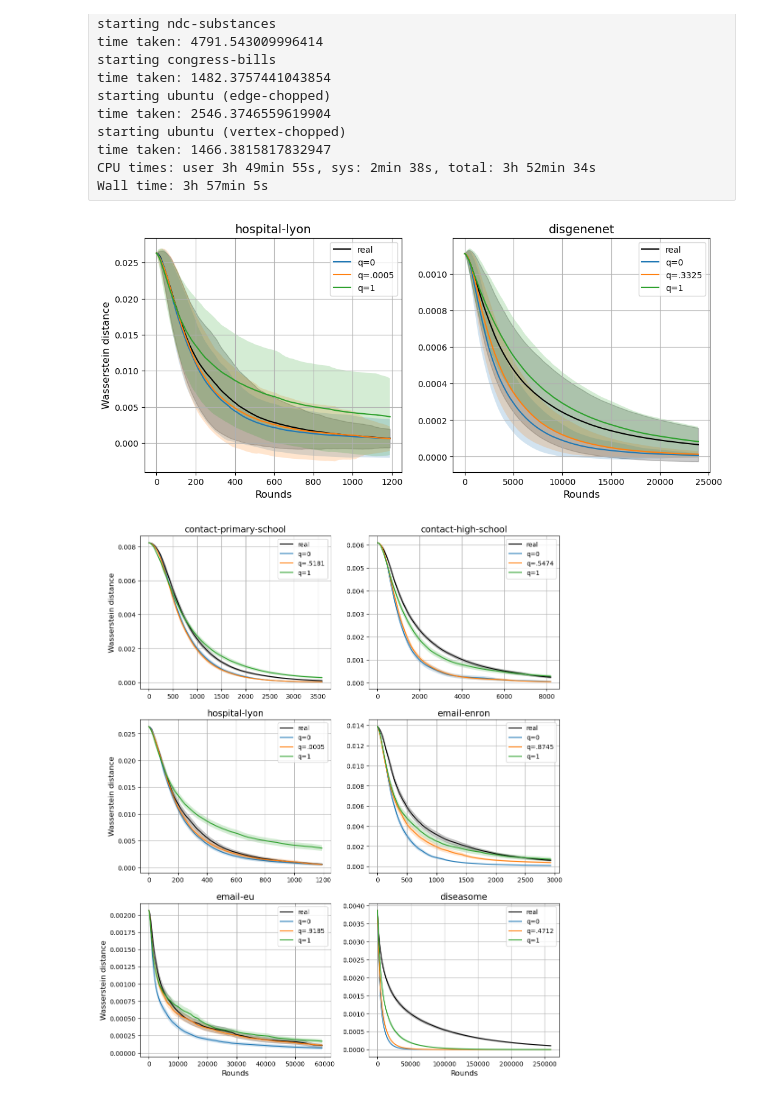
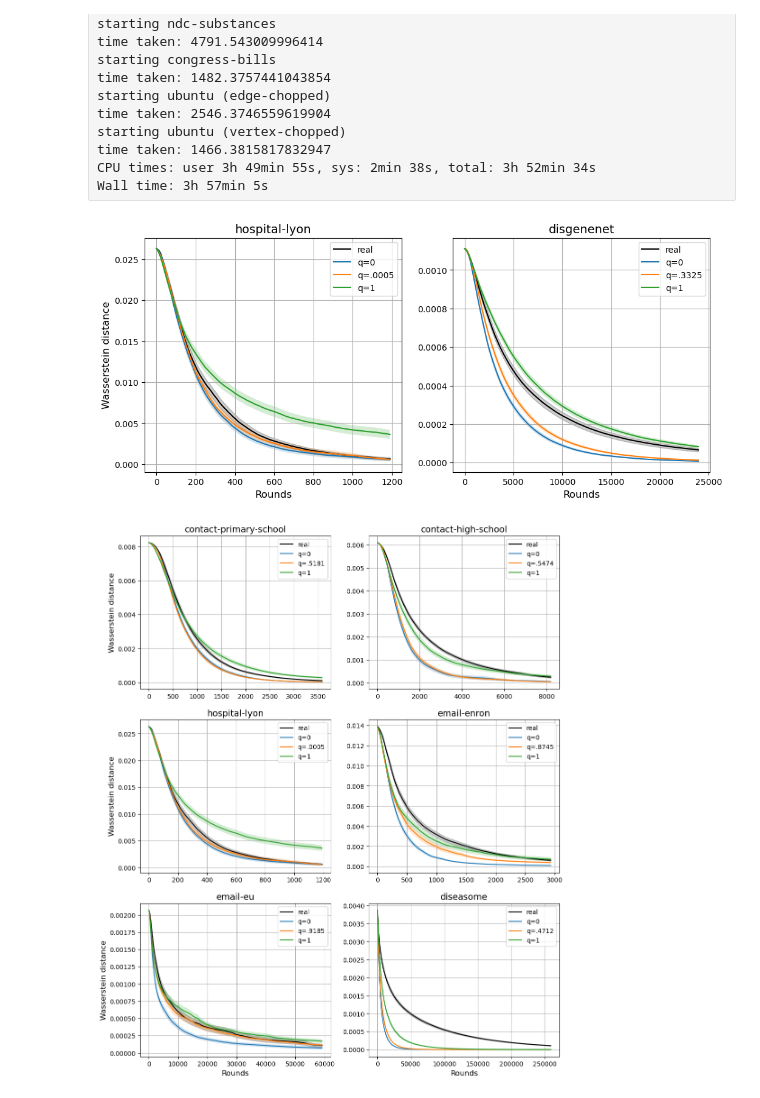
Before and after one commit to emilylackershire/Simplicial_Ratio, a Jupyter notebook: Experiments/Experiments.ipynb, the cells around one changed output. Cells and saved outputs as stored; diff of their text form; code cells hidden in the pictures.

Commit message:
large graphs

```diff
--- a/Experiments/Experiments.ipynb
+++ b/Experiments/Experiments.ipynb
@@ -1011,7 +1020,7 @@ Wall time: 3h 57min 5s
 # %%
 ## plot#1 - single-source diffusion experiment
 SE = np.sqrt(rolls['single-source diffusion']) ## 1 for SD
-SE = 1
+
 plt.figure(figsize=(12,5))
 names = [
 #    "contact-primary-school",
@@ -1047,34 +1056,34 @@ for ctr, dataset in enumerate(names):
                      np.array([i for i in _m.values()])+np.array([i/SE for i in _s.values()]),
                      alpha=.2
                     )
     ## best case
     best = [x for x in df['single-source diffusion mean'].keys() if 'q=0.' in x and dataset in x][0]
     _m = df['single-source diffusion mean'][best]
     _s = df['single-source diffusion stdv'][best]
     plt.plot(list(_m.keys()), [i for i in _m.values()], label='q='+best.split('=')[1][1:-1])
     plt.fill_between(list(_m.keys()),
                      np.array([i for i in _m.values()])-np.array([i/SE for i in _s.values()]),
                      np.array([i for i in _m.values()])+np.array([i/SE for i in _s.values()]),
                      alpha=.2
                     )
 
     _m = df['single-source diffusion mean'][dataset+' (q=1)']
     _s = df['single-source diffusion stdv'][dataset+' (q=1)']
     plt.plot(list(_m.keys()), [i for i in _m.values()], label='q=1')
     plt.fill_between(list(_m.keys()),
                      np.array([i for i in _m.values()])-np.array([i/SE for i in _s.values()]),
                      np.array([i for i in _m.values()])+np.array([i/SE for i in _s.values()]),
                      alpha=.2
                     )
     plt.title(dataset, fontsize=14)
     if ctr>=0:
         plt.xlabel('Rounds', fontsize=12)
     if ctr%2 == 0:
         plt.ylabel('Wasserstein distance', fontsize=12)
     plt.grid()
     plt.legend();
 # %% [output]
-[figure, old version]
+[figure, new version]
 # %%
 ## plot#2 - single-source diffusion experiment
 SE = np.sqrt(rolls['single-source diffusion']) ## 1 for SD
```
Also changed, not shown: parts of 15 cells of this notebook, 1 other file.
